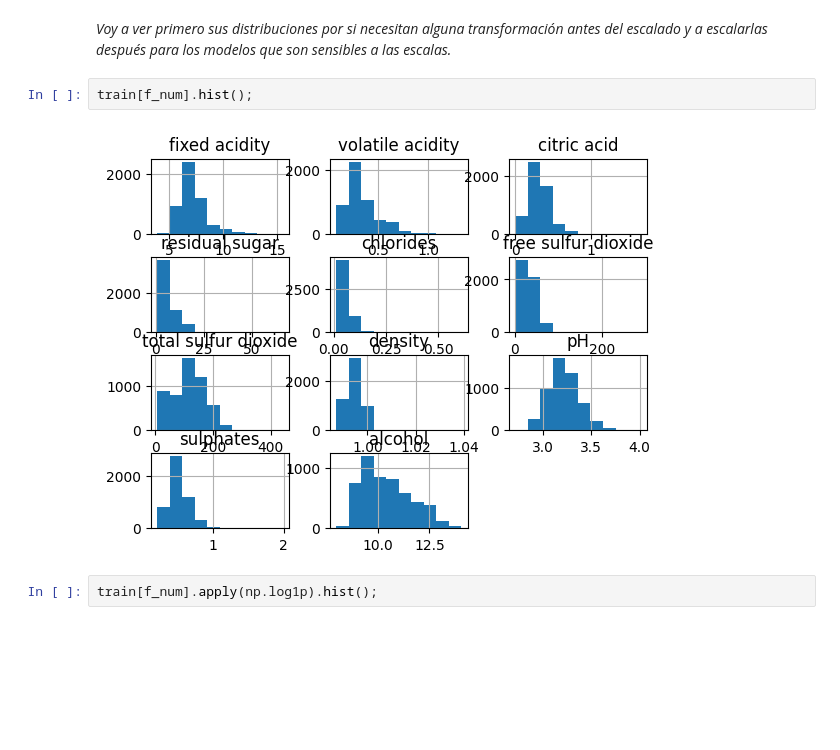
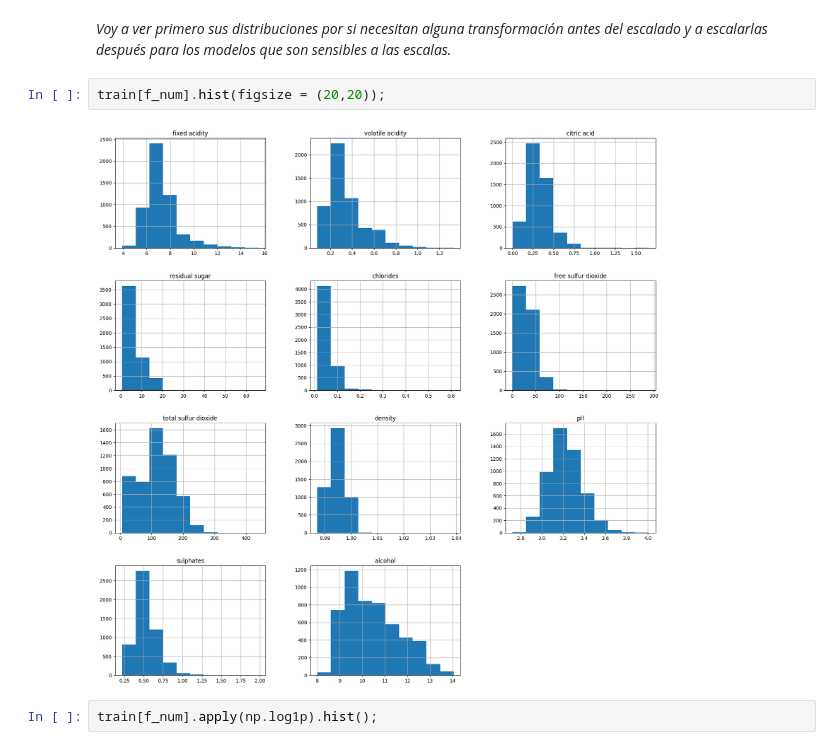
Before and after one commit to DarioRuizGon/ONLINE_DS_THEBRIDGE_DARIO, a Jupyter notebook: Sprint_12/Unidad_2/18_Practica_Obligatoria_Repaso_Aprendizaje_Supervisado.ipynb, the cells around one changed output. Drawn from its saved outputs; the diff is of its cells as text; blank space fills up the shorter version.

```diff
--- a/Sprint_12/Unidad_2/18_Practica_Obligatoria_Repaso_Aprendizaje_Supervisado.ipynb
+++ b/Sprint_12/Unidad_2/18_Practica_Obligatoria_Repaso_Aprendizaje_Supervisado.ipynb
@@ -205,9 +223,9 @@ sns.heatmap(train[f_num].corr(), annot=True)
 # %% [markdown]
 *Voy a ver primero sus distribuciones por si necesitan alguna transformación antes del escalado y a escalarlas después para los modelos que son sensibles a las escalas.*
 # %%
-train[f_num].hist();
+train[f_num].hist(figsize = (20,20));
 # %% [output]
-[figure, old version]
+[figure, new version]
 # %%
 train[f_num].apply(np.log1p).hist();
 # %% [output]
```
Also changed, not shown: parts of 8 cells of this notebook, 7 other files.
